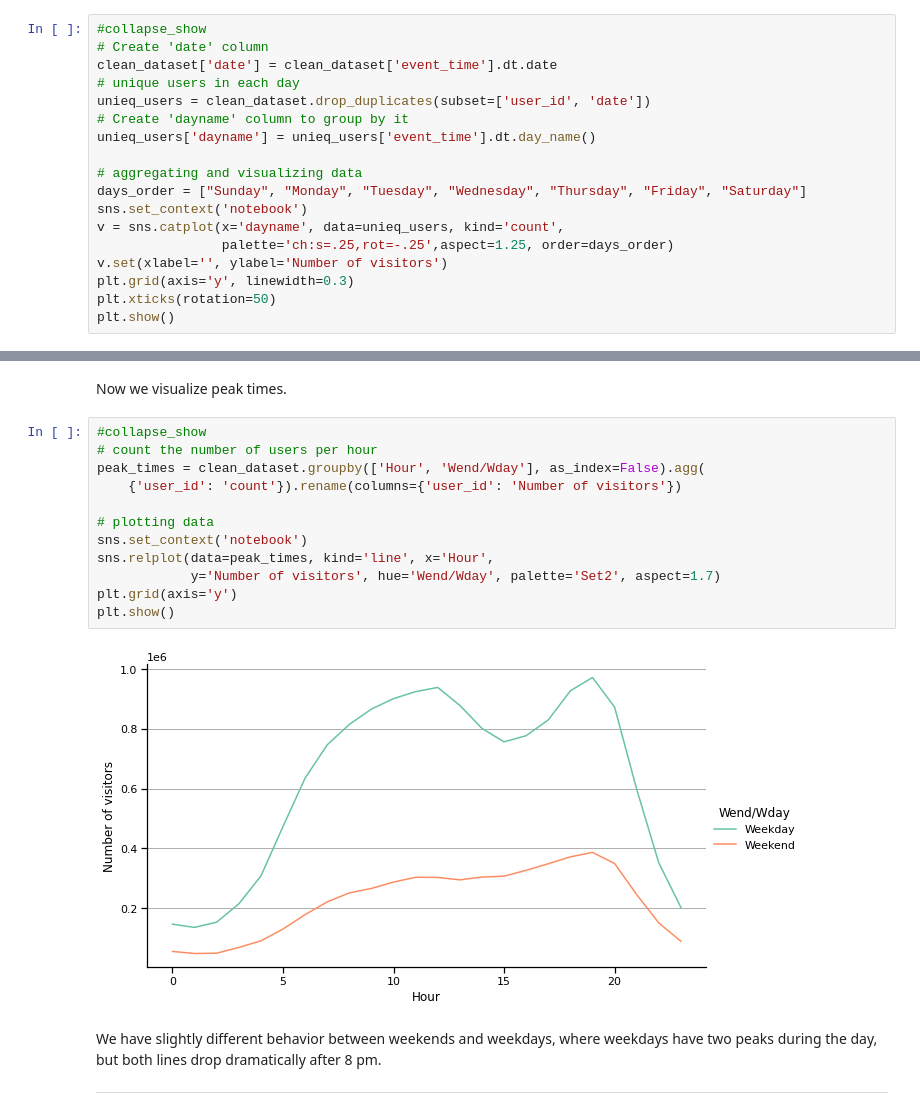
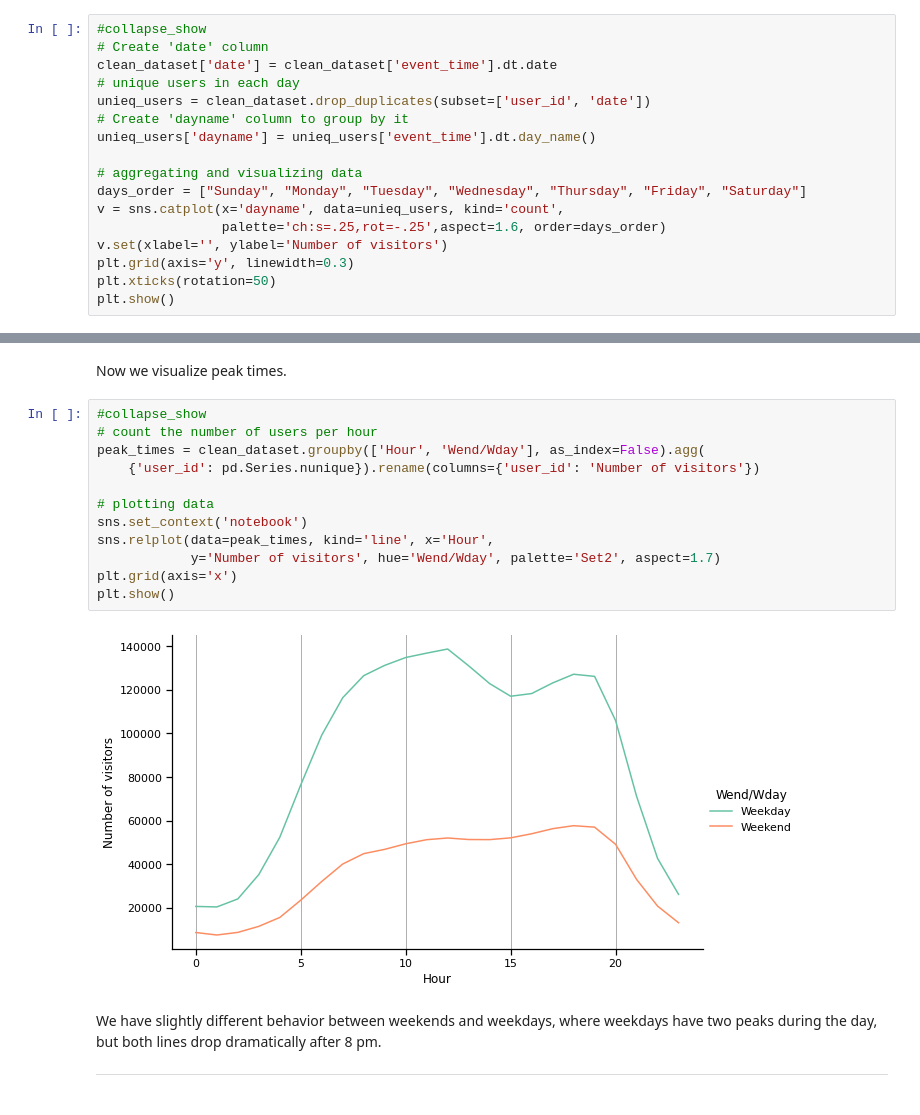
Before and after one commit to saaleh2/ALHODAIF-Portfolio, a Jupyter notebook: _notebooks/2021-11-23-My-First-Project.ipynb, the cells around one changed output, grey strips where cells are left out. Cells and saved outputs as stored; diff of their text form.

```diff
--- a/_notebooks/2021-11-23-My-First-Project.ipynb
+++ b/_notebooks/2021-11-23-My-First-Project.ipynb
@@ -191,9 +191,8 @@ unieq_users['dayname'] = unieq_users['event_time'].dt.day_name()
 
 # aggregating and visualizing data
 days_order = ["Sunday", "Monday", "Tuesday", "Wednesday", "Thursday", "Friday", "Saturday"]
-sns.set_context('notebook')
 v = sns.catplot(x='dayname', data=unieq_users, kind='count',
-                palette='ch:s=.25,rot=-.25',aspect=1.25, order=days_order)
+                palette='ch:s=.25,rot=-.25',aspect=1.6, order=days_order)
 v.set(xlabel='', ylabel='Number of visitors')
 plt.grid(axis='y', linewidth=0.3)
 plt.xticks(rotation=50)
@@ -225,17 +224,17 @@ Now we visualize peak times.
 # %%
 #collapse_show
 # count the number of users per hour
 peak_times = clean_dataset.groupby(['Hour', 'Wend/Wday'], as_index=False).agg(
-    {'user_id': 'count'}).rename(columns={'user_id': 'Number of visitors'})
+    {'user_id': pd.Series.nunique}).rename(columns={'user_id': 'Number of visitors'})
 
 # plotting data
 sns.set_context('notebook')
 sns.relplot(data=peak_times, kind='line', x='Hour',
             y='Number of visitors', hue='Wend/Wday', palette='Set2', aspect=1.7)
-plt.grid(axis='y')
+plt.grid(axis='x')
 plt.show()
 # %% [output]
-[figure, old version]
+[figure, new version]
 # %% [markdown]
 We have slightly different behavior between weekends and weekdays, where weekdays have two peaks during the day, but both lines drop dramatically after 8 pm.
 ___
```
Also changed, not shown: parts of 6 cells of this notebook.
